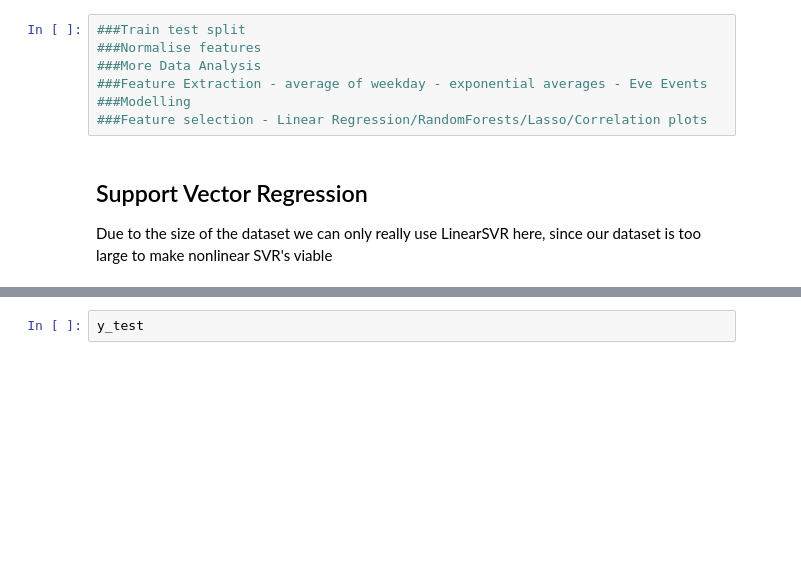
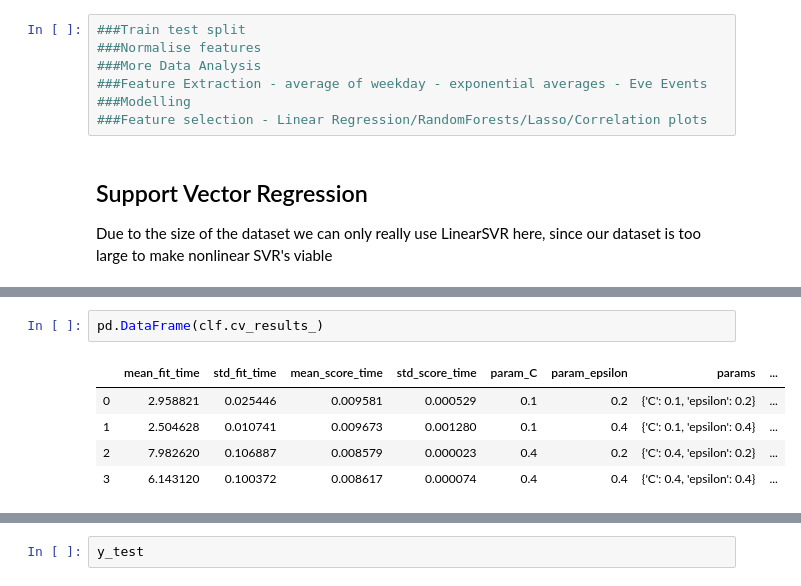
Before and after one commit to ixiaopan/GroupWork, a Jupyter notebook: AML/Modelling_Matt.ipynb, the cells around one changed output, grey strips where cells are left out. Drawn from its saved outputs; the diff is of its cells as text; blank space fills up the shorter version.

```diff
--- a/AML/Modelling_Matt.ipynb
+++ b/AML/Modelling_Matt.ipynb
@@ -157,0 +186,8 @@ from sklearn.metrics import mean_squared_error
+# %%
+pd.DataFrame(clf.cv_results_)
+# %% [output]
+|  | mean_fit_time | std_fit_time | mean_score_time | std_score_time | param_C | param_epsilon | params | ... |
+| 0 | 2.958821 | 0.025446 | 0.009581 | 0.000529 | 0.1 | 0.2 | {'C': 0.1, 'epsilon': 0.2} | ... |
+| 1 | 2.504628 | 0.010741 | 0.009673 | 0.001280 | 0.1 | 0.4 | {'C': 0.1, 'epsilon': 0.4} | ... |
+| 2 | 7.982620 | 0.106887 | 0.008579 | 0.000023 | 0.4 | 0.2 | {'C': 0.4, 'epsilon': 0.2} | ... |
+| 3 | 6.143120 | 0.100372 | 0.008617 | 0.000074 | 0.4 | 0.4 | {'C': 0.4, 'epsilon': 0.4} | ... |
```
Also changed, not shown: parts of 11 cells of this notebook.
